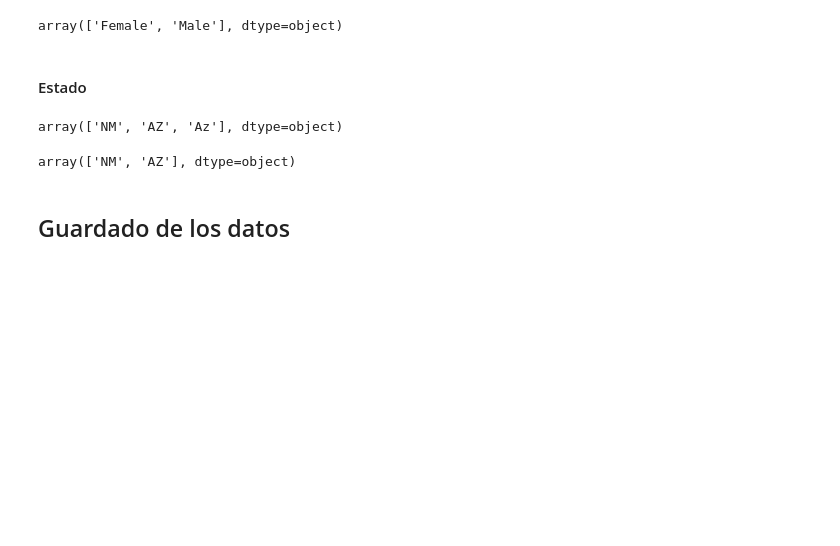
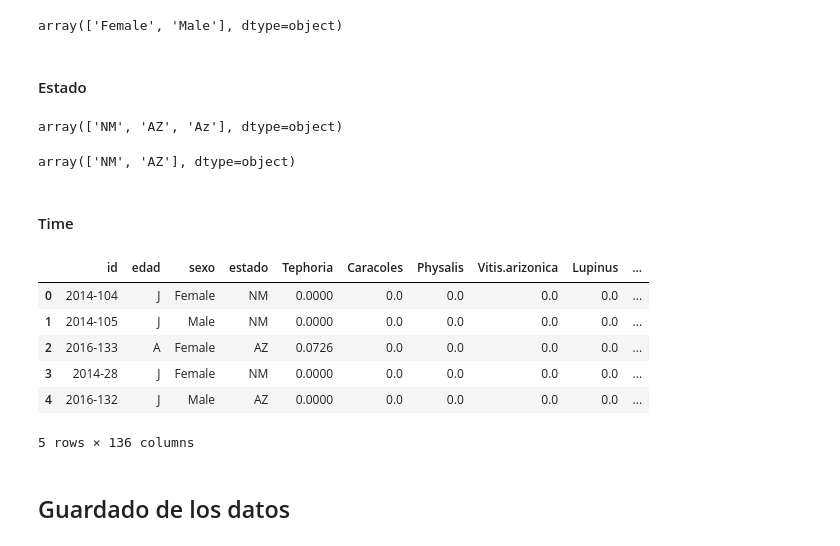
Before and after one commit to fofojaramillo/codornices-proyecto, a Jupyter notebook: Preparacion_de_datos.ipynb, the cells around one changed output. Saved outputs shown, nothing was run; the diff lists cells and outputs as text; code cells hidden in the pictures; blank space fills up the shorter version.

```diff
--- a/Preparacion_de_datos.ipynb
+++ b/Preparacion_de_datos.ipynb
@@ -405,6 +449,22 @@ df3['estado'] = df3['estado'].str.upper()
 df3.estado.unique()
 # %% [output]
 array(['NM', 'AZ'], dtype=object)
+# %% [markdown]
+#### Time
+# %%
+# Aplicar la función a toda la columna 'time'
+df3['time'] = df3['time'].apply(convert_to_time_format)
+
+# Verificar los cambios
+df3.head()
+# %% [output]
+|  | id | edad | sexo | estado | Tephoria | Caracoles | Physalis | Vitis.arizonica | Lupinus | ... |
+| 0 | 2014-104 | J | Female | NM | 0.0000 | 0.0 | 0.0 | 0.0 | 0.0 | ... |
+| 1 | 2014-105 | J | Male | NM | 0.0000 | 0.0 | 0.0 | 0.0 | 0.0 | ... |
+| 2 | 2016-133 | A | Female | AZ | 0.0726 | 0.0 | 0.0 | 0.0 | 0.0 | ... |
+| 3 | 2014-28 | J | Female | NM | 0.0000 | 0.0 | 0.0 | 0.0 | 0.0 | ... |
+| 4 | 2016-132 | J | Male | AZ | 0.0000 | 0.0 | 0.0 | 0.0 | 0.0 | ... |
+5 rows × 136 columns
 # %% [markdown]
 ## Guardado de los datos
 # %%
```
Also changed, not shown: parts of 7 cells of this notebook, 4 other files.
